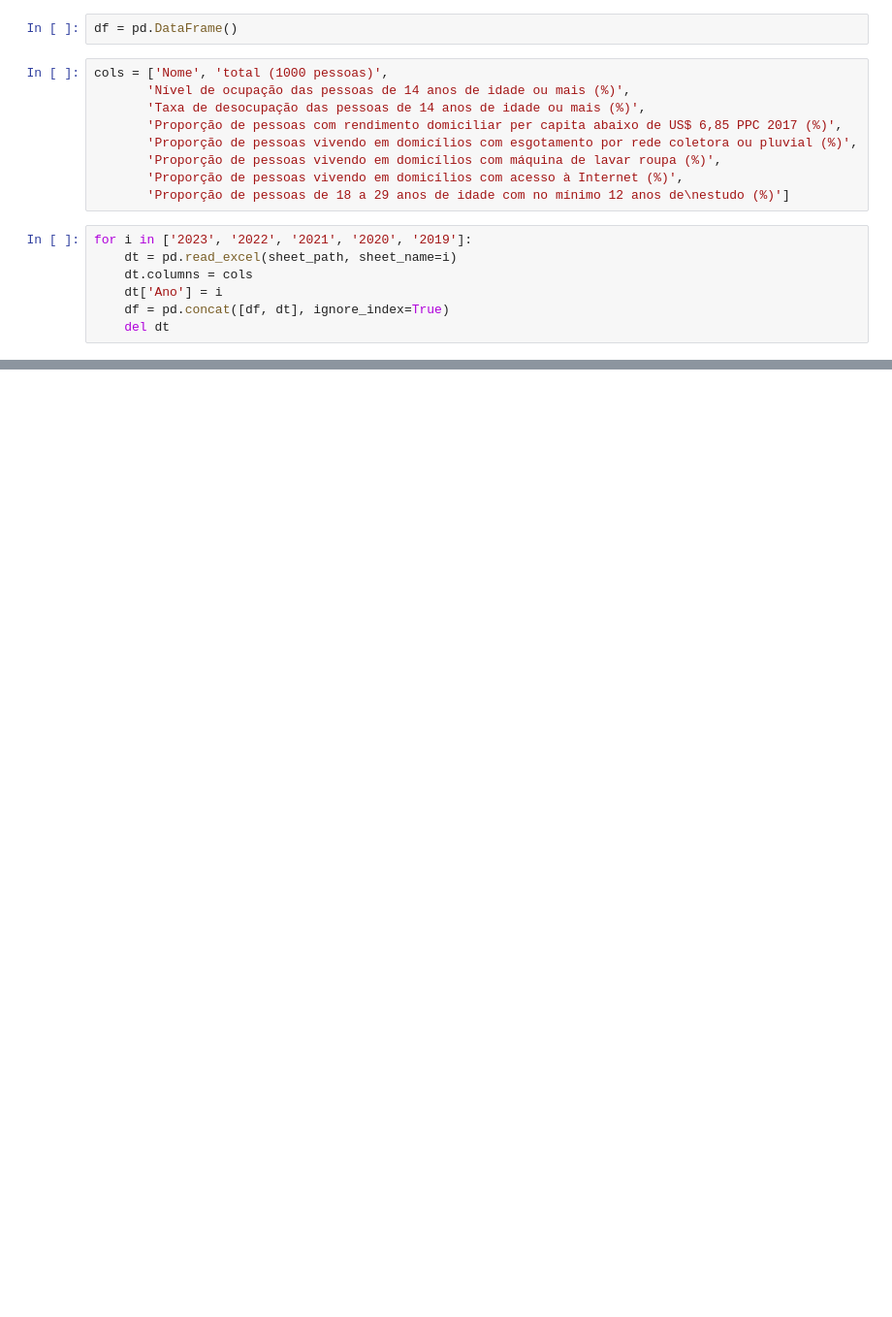
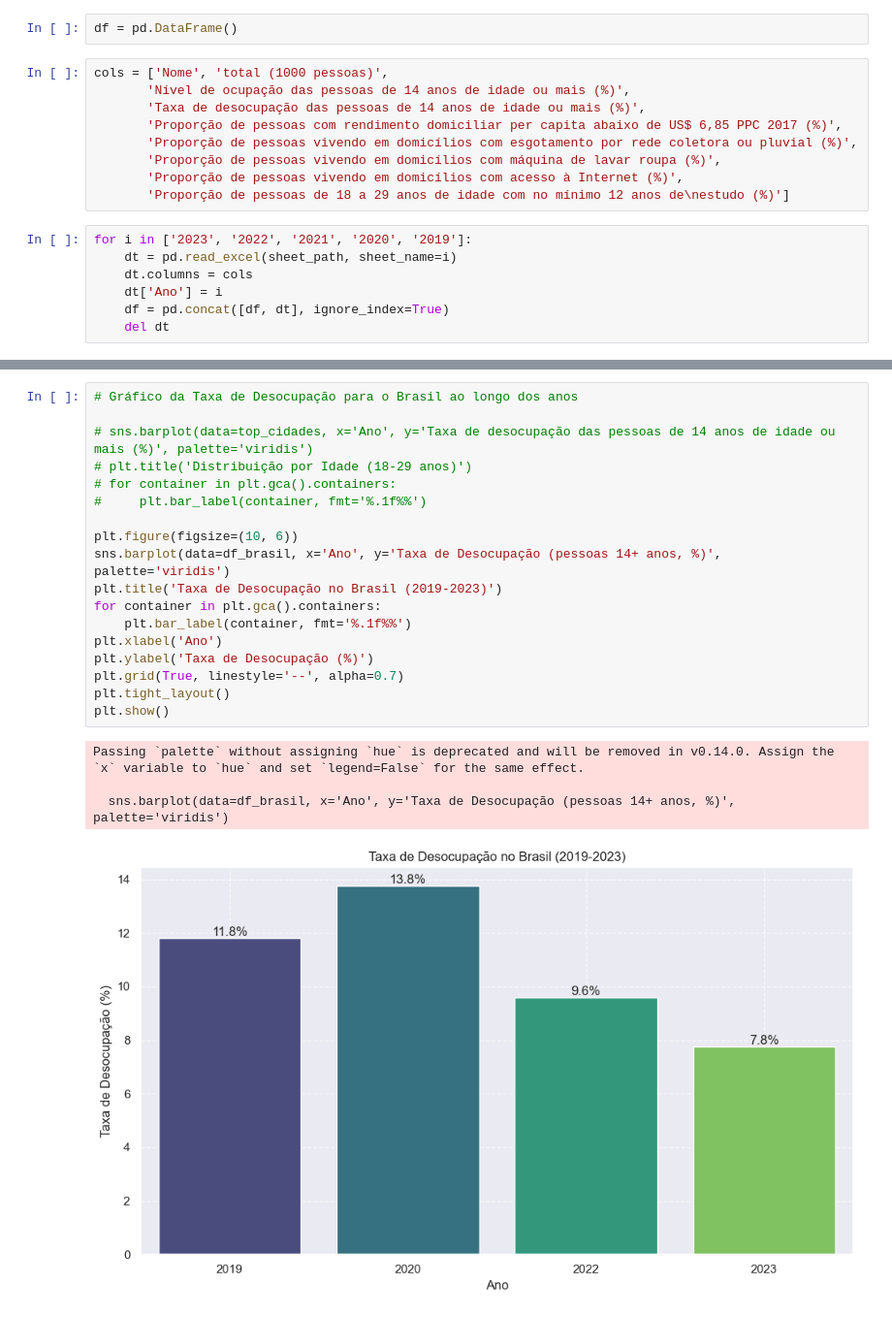
Before and after one commit to LucasMDeLucca/AV3, a Jupyter notebook: av3_preco.ipynb, the cells around one changed output, grey strips where cells are left out. Shown at 97% size. Drawn from its saved outputs; the diff is of its cells as text; blank space fills up the shorter version.

```diff
--- a/av3_preco.ipynb
+++ b/av3_preco.ipynb
@@ -98,0 +109,23 @@ Successfully installed xlrd-2.0.2
+# %%
+# Gráfico da Taxa de Desocupação para o Brasil ao longo dos anos
+
+# sns.barplot(data=top_cidades, x='Ano', y='Taxa de desocupação das pessoas de 14 anos de idade ou mais (%)', palette='viridis')
+# plt.title('Distribuição por Idade (18-29 anos)')
+# for container in plt.gca().containers:
+#     plt.bar_label(container, fmt='%.1f%%')
+
+plt.figure(figsize=(10, 6))
+sns.barplot(data=df_brasil, x='Ano', y='Taxa de Desocupação (pessoas 14+ anos, %)', palette='viridis')
+plt.title('Taxa de Desocupação no Brasil (2019-2023)')
+for container in plt.gca().containers:
+    plt.bar_label(container, fmt='%.1f%%')
+plt.xlabel('Ano')
+plt.ylabel('Taxa de Desocupação (%)')
+plt.grid(True, linestyle='--', alpha=0.7)
+plt.tight_layout()
+plt.show()
+# %% [output]
+Passing `palette` without assigning `hue` is deprecated and will be removed in v0.14.0. Assign the `x` variable to `hue` and set `legend=False` for the same effect.
+
+  sns.barplot(data=df_brasil, x='Ano', y='Taxa de Desocupação (pessoas 14+ anos, %)', palette='viridis')
+[figure, added]
```
Also changed, not shown: parts of 21 cells of this notebook.
